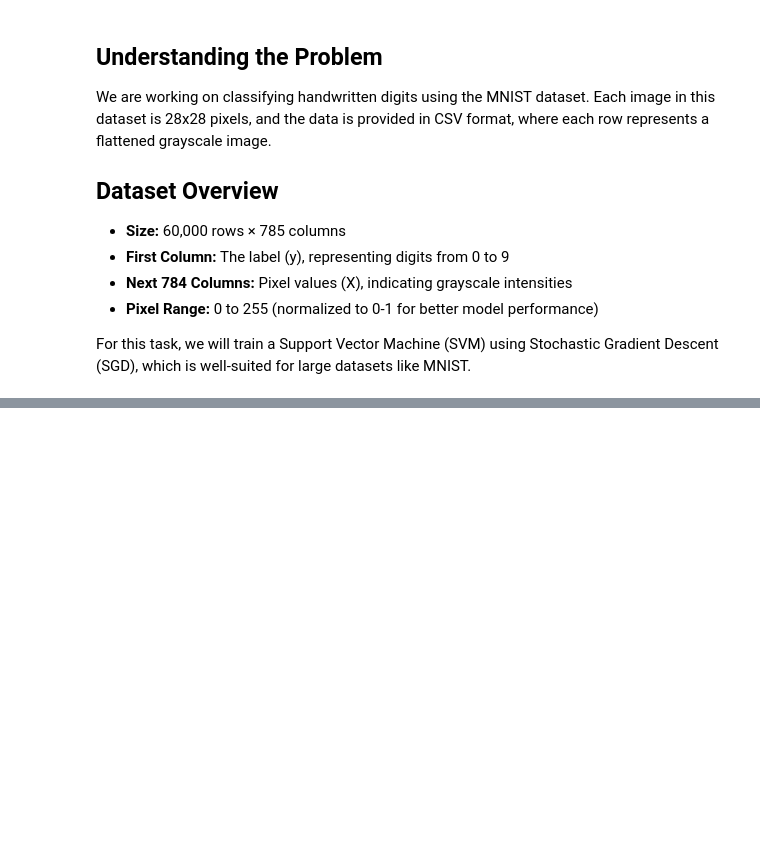
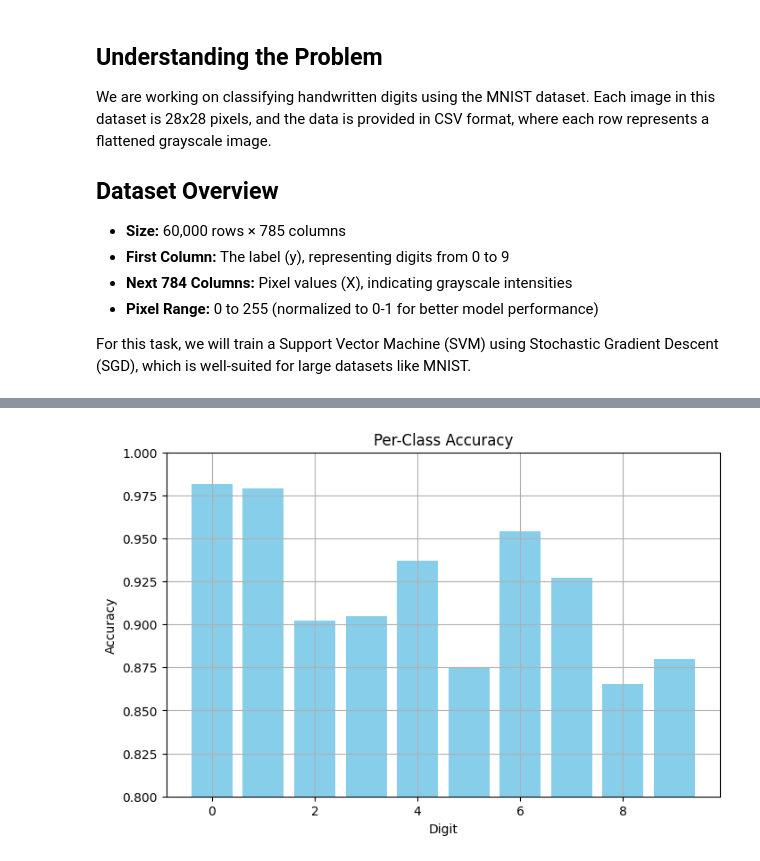
Before and after one commit to NitinVerma2027/PRML-Apr2025, a Jupyter notebook: ml_ipynb_files/svm_classifier.ipynb, the cells around one changed output, grey strips where cells are left out. Drawn from its saved outputs; the diff is of its cells as text; code cells hidden in the pictures; blank space fills up the shorter version.

```diff
--- a/ml_ipynb_files/svm_classifier.ipynb
+++ b/ml_ipynb_files/svm_classifier.ipynb
@@ -285,0 +374,19 @@ This optimized implementation successfully achieves **high classification accura
+# %%
+correct = y_pred_final == y_test
+digit_accuracies = []
+
+for digit in range(10):
+    indices = np.where(y_test == digit)[0]
+    acc = np.mean(correct[indices])
+    digit_accuracies.append(acc)
+
+plt.figure(figsize=(8,5))
+plt.bar(range(10), digit_accuracies, color='skyblue')
+plt.xlabel("Digit")
+plt.ylabel("Accuracy")
+plt.title("Per-Class Accuracy")
+plt.ylim(0.8, 1.0)
+plt.grid(True)
+plt.show()
+# %% [output]
+[figure, added]
```
Also changed, not shown: parts of 25 cells of this notebook.
